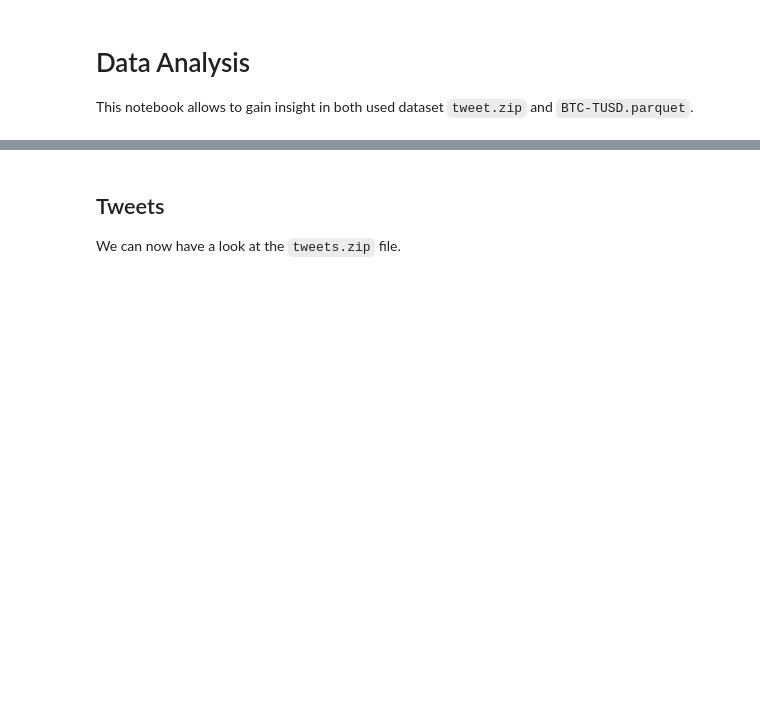
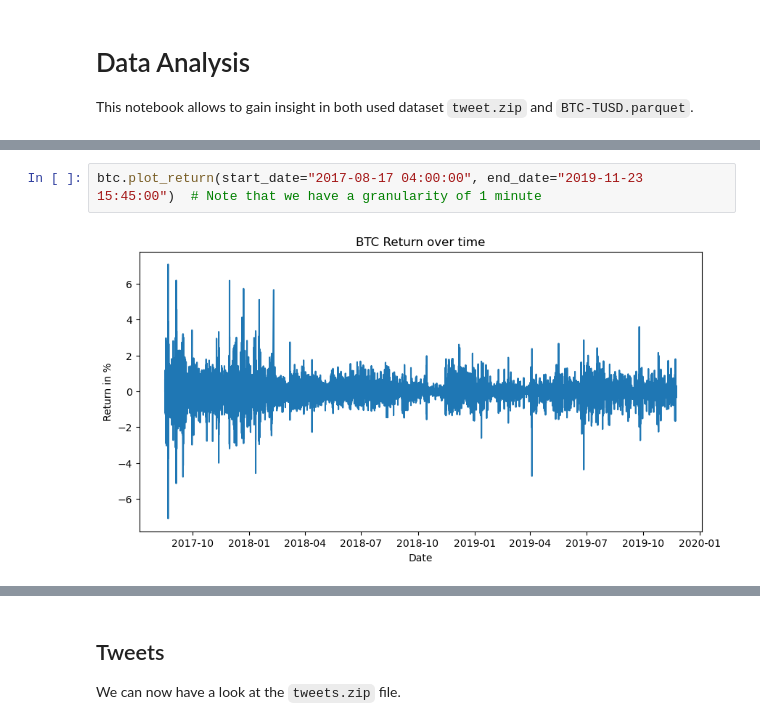
Before and after one commit to paulo-03/bitcoin_twitter, a Jupyter notebook: data_analysis.ipynb, the cells around one changed output, grey strips where cells are left out. Drawn from its saved outputs; the diff is of its cells as text; blank space fills up the shorter version.

```diff
--- a/data_analysis.ipynb
+++ b/data_analysis.ipynb
@@ -70,0 +48,4 @@ price.data
+# %%
+btc.plot_return(start_date="2017-08-17 04:00:00", end_date="2019-11-23 15:45:00")  # Note that we have a granularity of 1 minute
+# %% [output]
+[figure, added]
```
Also changed, not shown: parts of 27 cells of this notebook, 2 other files.
